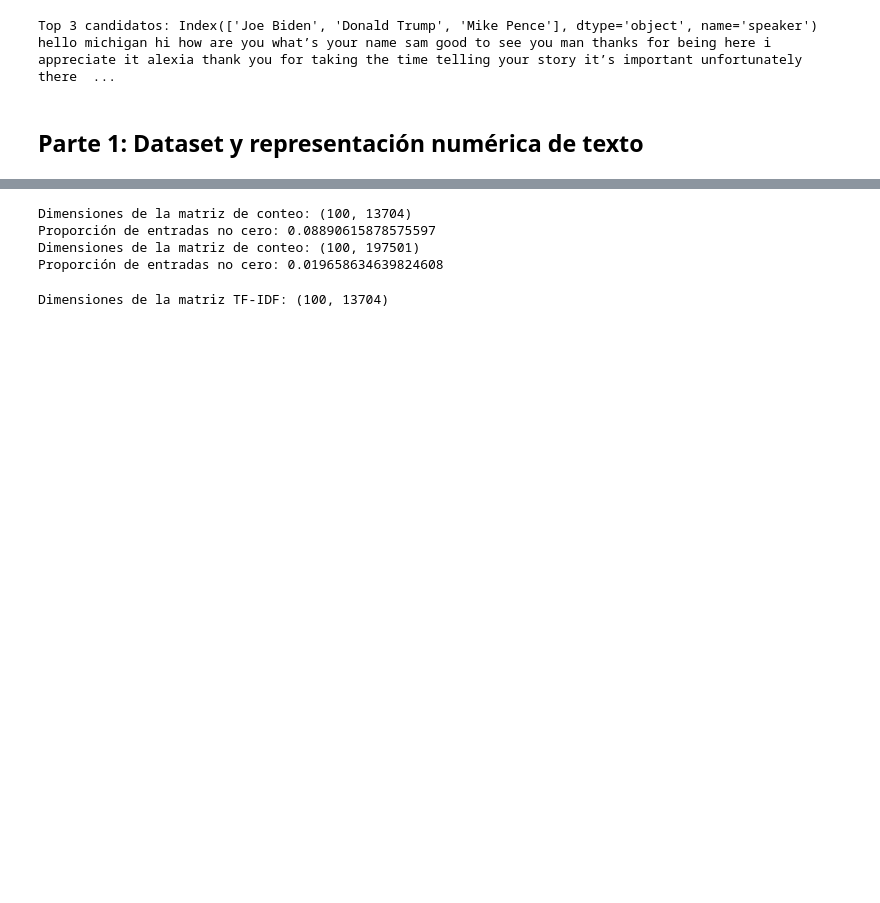
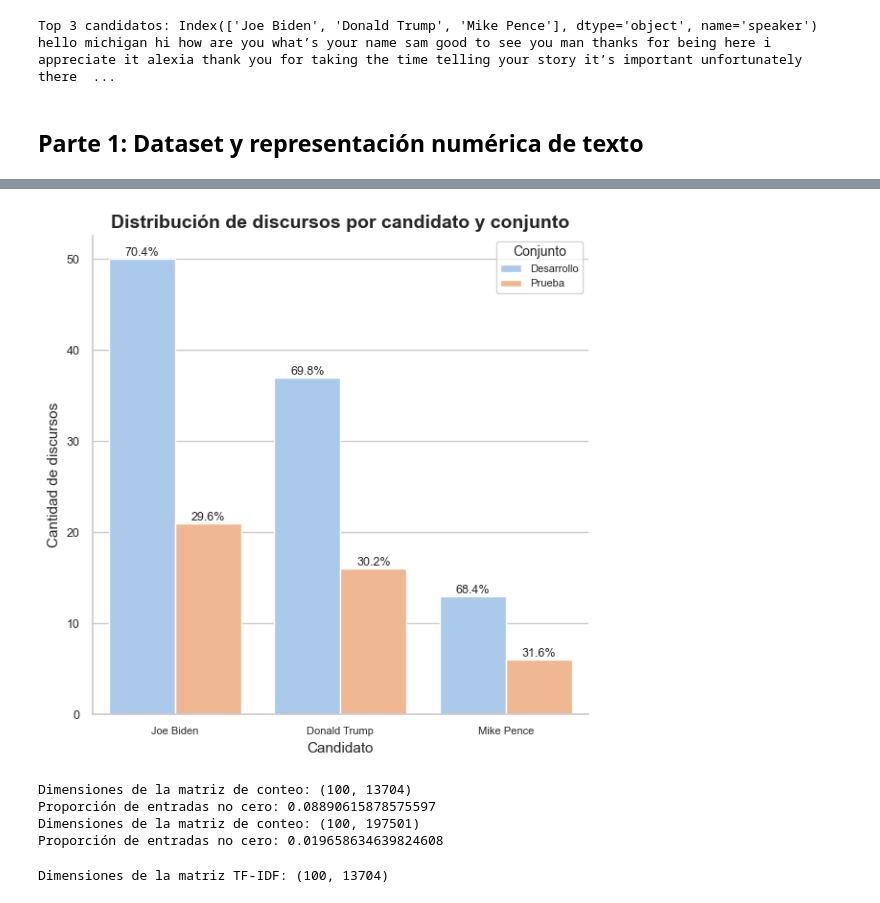
Before and after one commit to campon/intro-cd, a Jupyter notebook: Tarea_2/us2020_propuesta_estudiantes.ipynb, the cells around one changed output, grey strips where cells are left out. Drawn from its saved outputs; the diff is of its cells as text; code cells hidden in the pictures; blank space fills up the shorter version.

```diff
--- a/Tarea_2/us2020_propuesta_estudiantes.ipynb
+++ b/Tarea_2/us2020_propuesta_estudiantes.ipynb
@@ -178,3 +180,80 @@ plot_candidate_distribution(y_dev, y_test)
+# %%
+# 2: Visualización de la proporción de cada candidato por conjunto
+
+def plot_candidate_distribution_relative(y_dev, y_test):
+    import pandas as pd
+    import matplotlib.pyplot as plt
+    import seaborn as sns
+
+    # Unificar datos
+    df_dev = pd.DataFrame({'candidato': y_dev, 'conjunto': 'Desarrollo'})
+    df_test = pd.DataFrame({'candidato': y_test, 'conjunto': 'Prueba'})
+    df = pd.concat([df_dev, df_test])
+
+    # Selección de top 3 candidatos
+    top_3_candidates = df['candidato'].value_counts().head(3).index
+    df = df[df['candidato'].isin(top_3_candidates)]
+
+    # Calcular proporciones relativas (cada fila suma 1)
+    counts = df.groupby(['candidato', 'conjunto']).size().unstack(fill_value=0)
+    proportions = counts.div(counts.sum(axis=1), axis=0)
+
+    # Graficar
+    plt.figure(figsize=(6, 6))
+    sns.set(style="whitegrid")
+    ax = sns.countplot(data=df, x='candidato', hue='conjunto',
+                       palette='pastel', order=top_3_candidates)
+
+    # Anotar porcentaje relativo en cada barra
+    for p in ax.patches:
+        height = p.get_height()
+        if height == 0:
+            continue
+
+        x = p.get_x() + p.get_width() / 2
+
+        # Obtener valores de los ejes
+        candidato = p.get_x() + p.get_width() / 2.
+        grupo = p.get_label()  # no funciona, vamos manual
+
+        # Alternativa: extraer texto del eje X y hue desde el objeto de la barra
+        # Primero: obtener nombre del candidato (eje X)
+        candidato_idx = int(p.get_x() + p.get_width() / 2)
+        candidato_name = p.get_x() + p.get_width() / 2.
+
+        # Alternativa segura: obtener valores desde la posición de la barra
+        candidato = p.get_x() + p.get_width() / 2.
+        # Pero mejor: usemos `get_x()` y `get_width()` para detectar el nombre con orden
+        x_idx = round(p.get_x() + p.get_width() / 2.)
+        candidato = ax.get_xticklabels()[x_idx].get_text()
+
+        # Color define el conjunto (posición en leyenda)
+        color = p.get_facecolor()
+        conjunto = 'Desarrollo' if color == ax.patches[0].get_facecolor() else 'Prueba'
+
+        # Extraer proporción
+        try:
+            porcentaje = proportions.loc[candidato, conjunto]
+            ax.annotate(f'{porcentaje:.1%}',
+                        (x, height),
+                        ha='center', va='bottom', fontsize=9)
+        except KeyError:
+            continue  # Por si falta el dato
+
+    # Estética
+    plt.title('Distribución de discursos por candidato y conjunto', fontsize=14, weight='bold')
+    plt.xlabel('Candidato', fontsize=11)
+    plt.ylabel('Cantidad de discursos', fontsize=11)
+    plt.legend(title='Conjunto', fontsize=8, title_fontsize=10)
+    plt.xticks(fontsize=8)
+    plt.yticks(fontsize=9)
+    plt.tight_layout()
+    sns.despine()
+    plt.show()
+
+plot_candidate_distribution_relative(y_dev, y_test)
+# %% [output]
+[figure, added]
 # %%
 # 3: Transforme el texto del conjunto de entrenamiento a la representación numérica (features) de conteo de palabras o bag of words.
 
```
Also changed, not shown: parts of 8 cells of this notebook.
